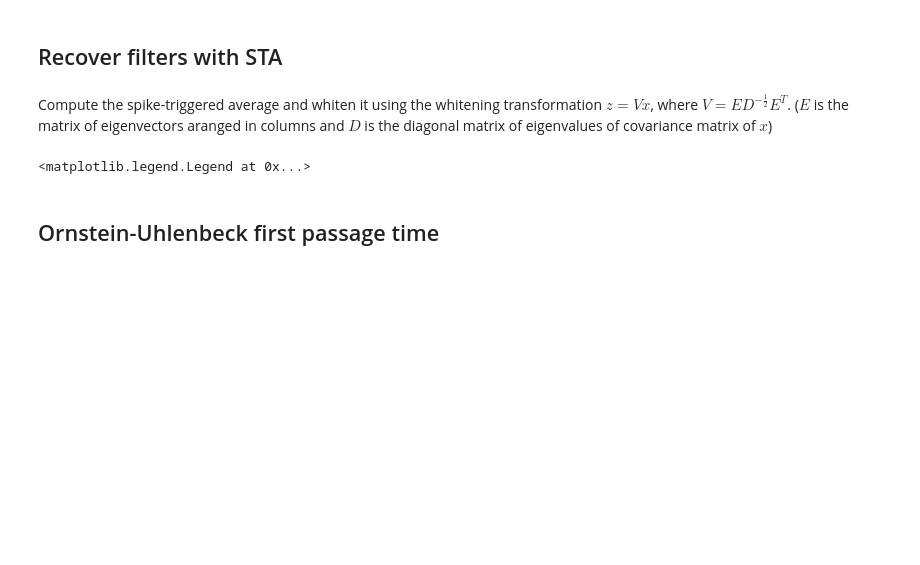
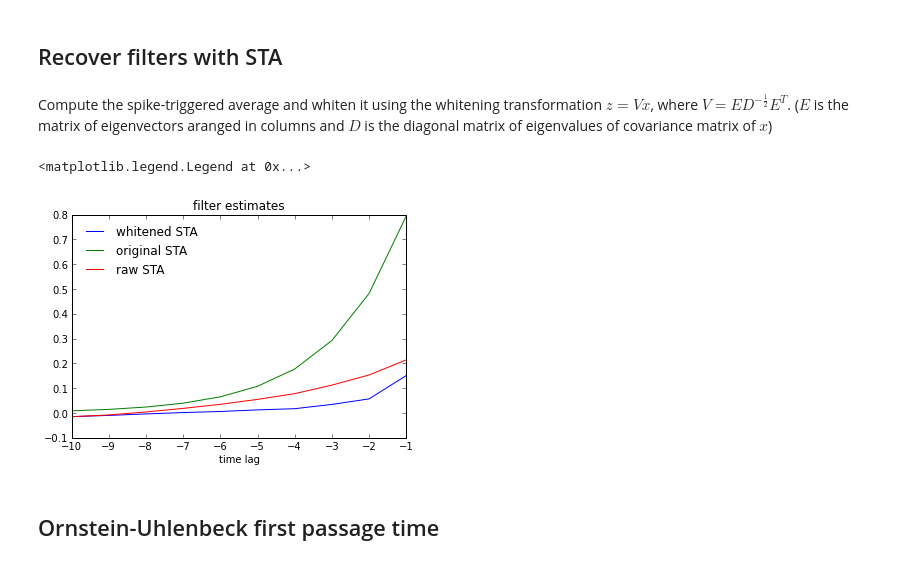
Before and after one commit to yzerlaut/transfer_functions, a Jupyter notebook: ornstein_uhlenbeck_covariance.ipynb, the cells around one changed output. Cells and saved outputs as stored; diff of their text form; code cells hidden in the pictures; blank space fills up the shorter version.

```diff
--- a/ornstein_uhlenbeck_covariance.ipynb
+++ b/ornstein_uhlenbeck_covariance.ipynb
@@ -180,23 +188,31 @@ Recover filters with STA
 # %% [markdown]
 Compute the spike-triggered average and whiten it using the whitening transformation $z=Vx$, where $V=E D^{-\frac{1}{2}} E^T$. ($E$ is the matrix of eigenvectors aranged in columns and $D$ is the diagonal matrix of eigenvalues of covariance matrix of $x$)
 # %%
-sta = np.correlate(ou_samples[:]-ou_samples.mean(), spikes[:])[::-1]
-sta = sta/np.sum(spikes)
+#sta = np.correlate(ou_samples[:]-ou_samples.mean(), spikes[:])[::-1]
+#sta = sta/np.sum(spikes)
+
+def calculate_sta(ou_samples, spikes, n_pts):
+    sta = np.correlate(ou_samples[:]-ou_samples.mean(), spikes[:len(ou_samples)-n_pts+1])[::-1]
+    sta = sta/np.sum(spikes)
+    return sta
+
+sta = calculate_sta(ou_samples, spikes, len(G_filter))
 
 evals, evecs = np.linalg.eig(cov_theory)
 d = 1./np.sqrt(evals)
 whitening_filter = np.dot(evecs,np.dot(np.diag(d),evecs.T))
 sta_whitened = np.dot(whitening_filter, sta)
 
 
 plt.plot(time, sta_whitened, label='whitened STA')
 plt.plot(time, G_filter, label='original STA')
 plt.plot(time, sta, label='raw STA')
 plt.title('filter estimates')
 plt.xlabel('time lag')
 plt.legend(loc='upper left', frameon=False)
 # %% [output]
 <matplotlib.legend.Legend at 0x...>
+[figure, added]
 # %% [markdown]
 Ornstein-Uhlenbeck first passage time
 -------------------------------------
```
Also changed, not shown: parts of 20 cells of this notebook.
